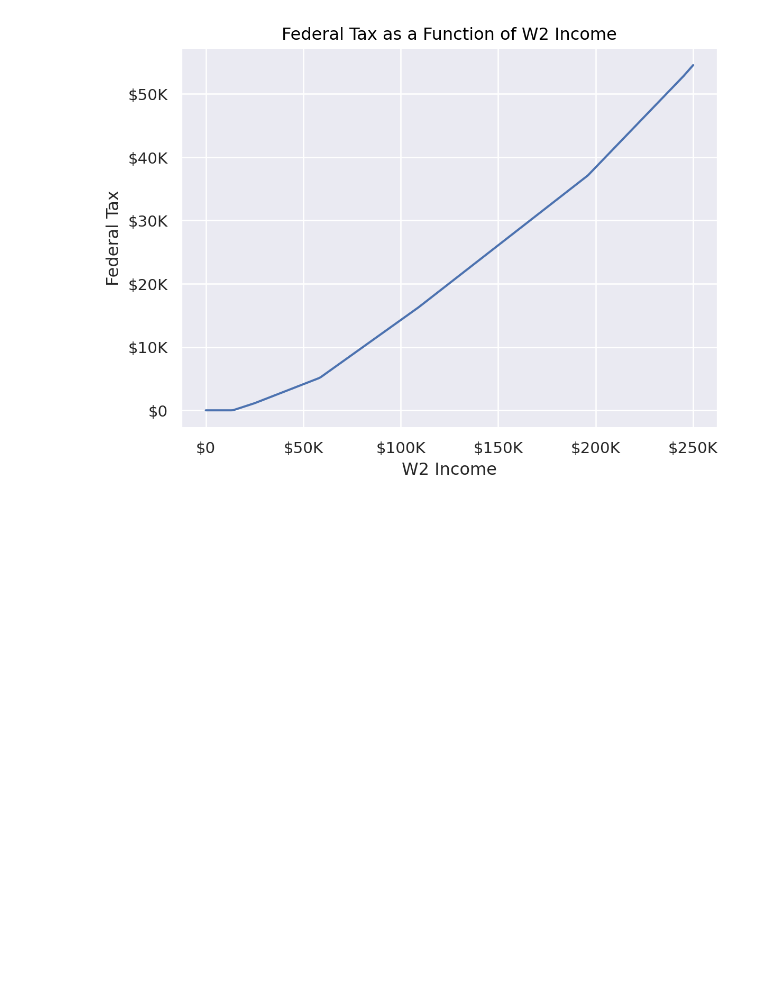
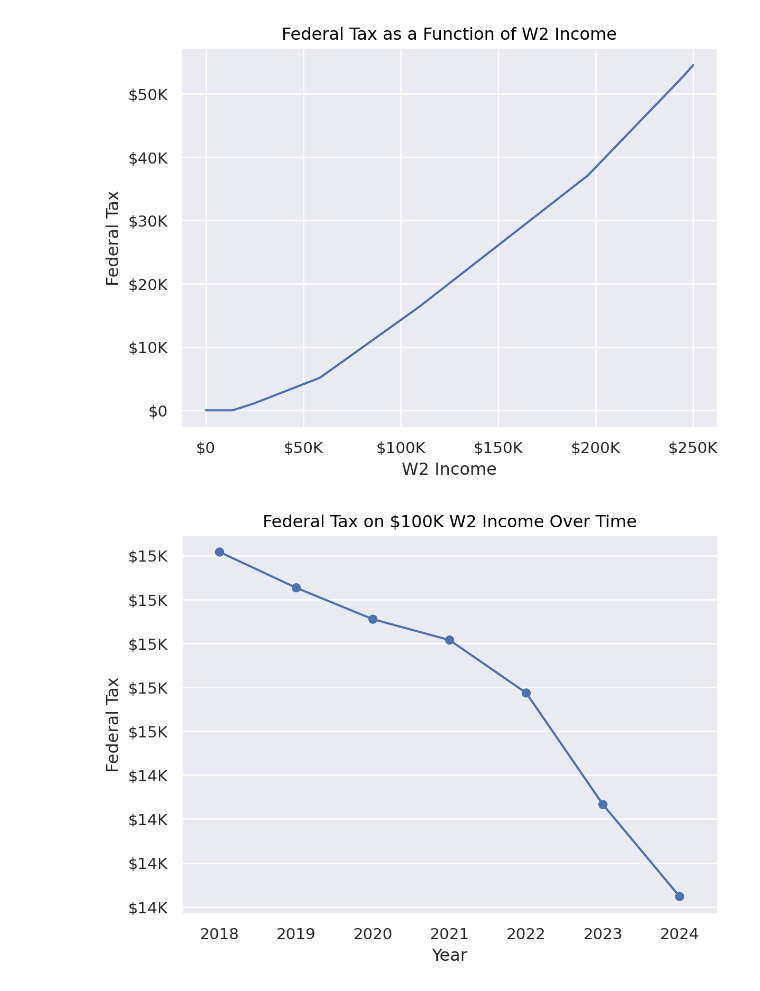
Before and after one commit to mmacpherson/tenforty, a Jupyter notebook: notebooks/generate_README_example_plots.ipynb, the cells around one changed output. Saved outputs shown, nothing was run; the diff lists cells and outputs as text; code cells hidden in the pictures; blank space fills up the shorter version.

```diff
--- a/notebooks/generate_README_example_plots.ipynb
+++ b/notebooks/generate_README_example_plots.ipynb
@@ -30,7 +31,7 @@ def save_seaborn_objects_plot(plot, filename):
     (
         plot.theme(
             {
-                "font.sans-serif": "Roboto",
+                "font.sans-serif": "DejaVu Sans",
                 "axes.facecolor": "white",
                 "figure.facecolor": "white",
             }
@@ -109,25 +110,27 @@ save_seaborn_objects_plot(p, "../images/example1.svg")
 # %%
 df = tenforty.evaluate_returns(
     year=[2018, 2019, 2020, 2021, 2022, 2023, 2024], w2_income=100_000
-).astype({"year": str})
+).cast({"year": pl.Utf8})
 
 p = (
     so.Plot(df, x="year", y="total_tax")
     .add(so.Line(color="#4C72B0"))
     .add(so.Dot(color="#4C72B0"))
     .scale(
         y=so.Continuous().label(like=currency_formatter),
     )
     .label(
         x="Year",
         y="Federal Tax",
         title="Federal Tax on $100K W2 Income Over Time",
     )
 )
 
 p
 
 save_seaborn_objects_plot(p, "../images/example2.svg")
+# %% [output]
+[figure, added]
 # %%
 df = (
     tenforty.evaluate_returns(
```
Also changed, not shown: parts of 3 cells of this notebook, 8 other files.
